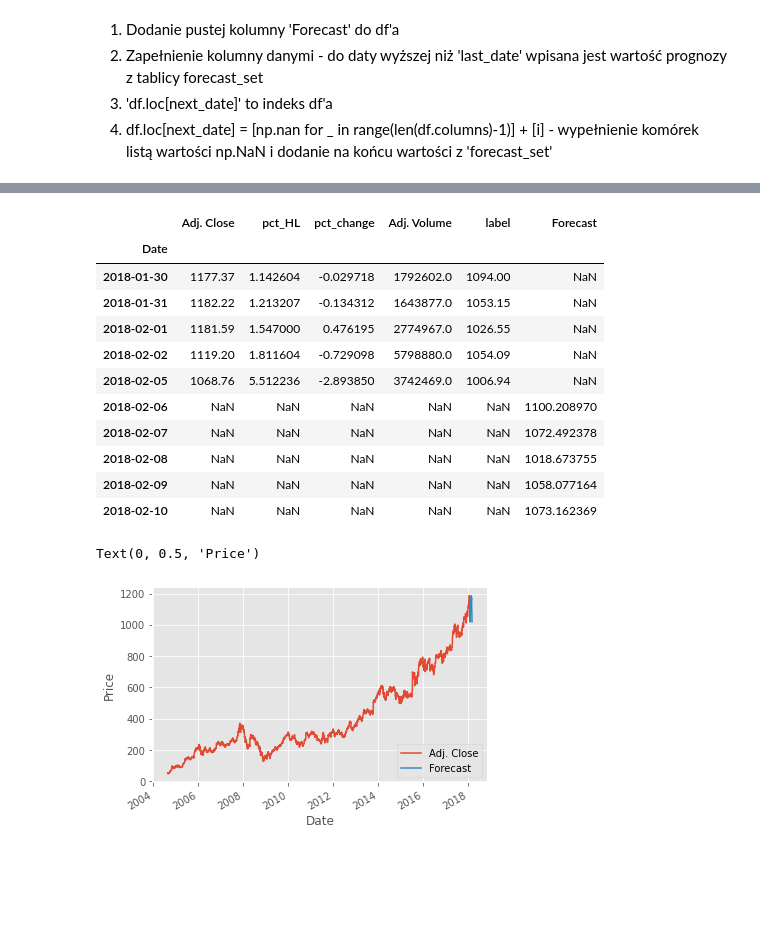
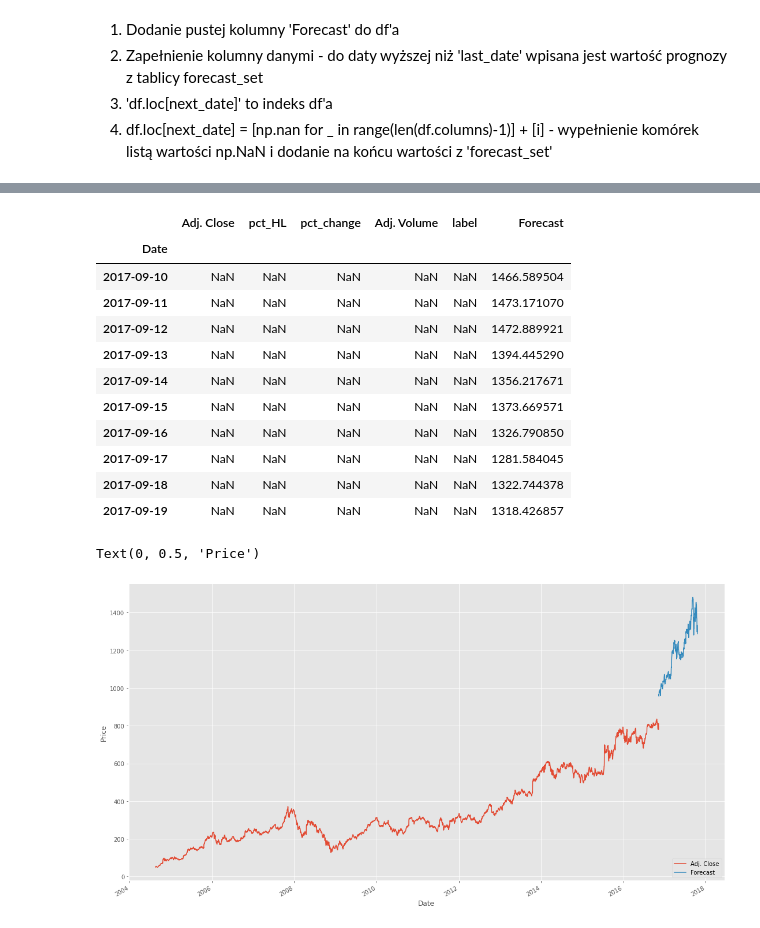
Before and after one commit to leadeeerq/data-science, a Jupyter notebook: StockPricePrediciton.ipynb, the cells around one changed output, grey strips where cells are left out. Drawn from its saved outputs; the diff is of its cells as text; code cells hidden in the pictures; blank space fills up the shorter version.

```diff
--- a/StockPricePrediciton.ipynb
+++ b/StockPricePrediciton.ipynb
@@ -72,6 +73,6 @@ df.fillna(-99999, inplace = True)
 # %% [markdown]
 ###Forecast_out - predicting 0.1 of quantity of data fed
 # %%
-forecast_out = int(math.ceil(0.01 * len(df))) #Wykorzystanie x dni poprzedzających do predykcji dzisiejszego dnia
+forecast_out = int(math.ceil(0.1 * len(df))) #Wykorzystanie x dni poprzedzających do predykcji dzisiejszego dnia
 forecast_out
 # %% [output]
@@ -129,3 +135,6 @@ accuracy
+# %%
+pickle_in = open('linearregression.pickle', 'rb')
+clf = pickle.load(pickle_in)
 # %% [markdown]
 ##Predicition
 # %%
@@ -179,22 +206,24 @@ df[-40:-30]
 # %% [output]
 |  | Adj. Close | pct_HL | pct_change | Adj. Volume | label | Forecast |
 | Date |  |  |  |  |  |  |
-| 2018-01-30 | 1177.37 | 1.142604 | -0.029718 | 1792602.0 | 1094.00 | NaN |
-| 2018-01-31 | 1182.22 | 1.213207 | -0.134312 | 1643877.0 | 1053.15 | NaN |
-| 2018-02-01 | 1181.59 | 1.547000 | 0.476195 | 2774967.0 | 1026.55 | NaN |
-| 2018-02-02 | 1119.20 | 1.811604 | -0.729098 | 5798880.0 | 1054.09 | NaN |
-| 2018-02-05 | 1068.76 | 5.512236 | -2.893850 | 3742469.0 | 1006.94 | NaN |
-| 2018-02-06 | NaN | NaN | NaN | NaN | NaN | 1100.208970 |
-| 2018-02-07 | NaN | NaN | NaN | NaN | NaN | 1072.492378 |
-| 2018-02-08 | NaN | NaN | NaN | NaN | NaN | 1018.673755 |
-| 2018-02-09 | NaN | NaN | NaN | NaN | NaN | 1058.077164 |
-| 2018-02-10 | NaN | NaN | NaN | NaN | NaN | 1073.162369 |
+| 2017-09-10 | NaN | NaN | NaN | NaN | NaN | 1466.589504 |
+| 2017-09-11 | NaN | NaN | NaN | NaN | NaN | 1473.171070 |
+| 2017-09-12 | NaN | NaN | NaN | NaN | NaN | 1472.889921 |
+| 2017-09-13 | NaN | NaN | NaN | NaN | NaN | 1394.445290 |
+| 2017-09-14 | NaN | NaN | NaN | NaN | NaN | 1356.217671 |
+| 2017-09-15 | NaN | NaN | NaN | NaN | NaN | 1373.669571 |
+| 2017-09-16 | NaN | NaN | NaN | NaN | NaN | 1326.790850 |
+| 2017-09-17 | NaN | NaN | NaN | NaN | NaN | 1281.584045 |
+| 2017-09-18 | NaN | NaN | NaN | NaN | NaN | 1322.744378 |
+| 2017-09-19 | NaN | NaN | NaN | NaN | NaN | 1318.426857 |
 # %%
 df['Adj. Close'].plot()
 df['Forecast'].plot()
+fig = plt.gcf()
+fig.set_size_inches(18.5, 10.5)
 plt.legend(loc = 4)
 plt.xlabel('Date')
 plt.ylabel('Price')
 # %% [output]
 Text(0, 0.5, 'Price')
-[figure, old version]
+[figure, new version]
```
Also changed, not shown: parts of 12 cells of this notebook.
